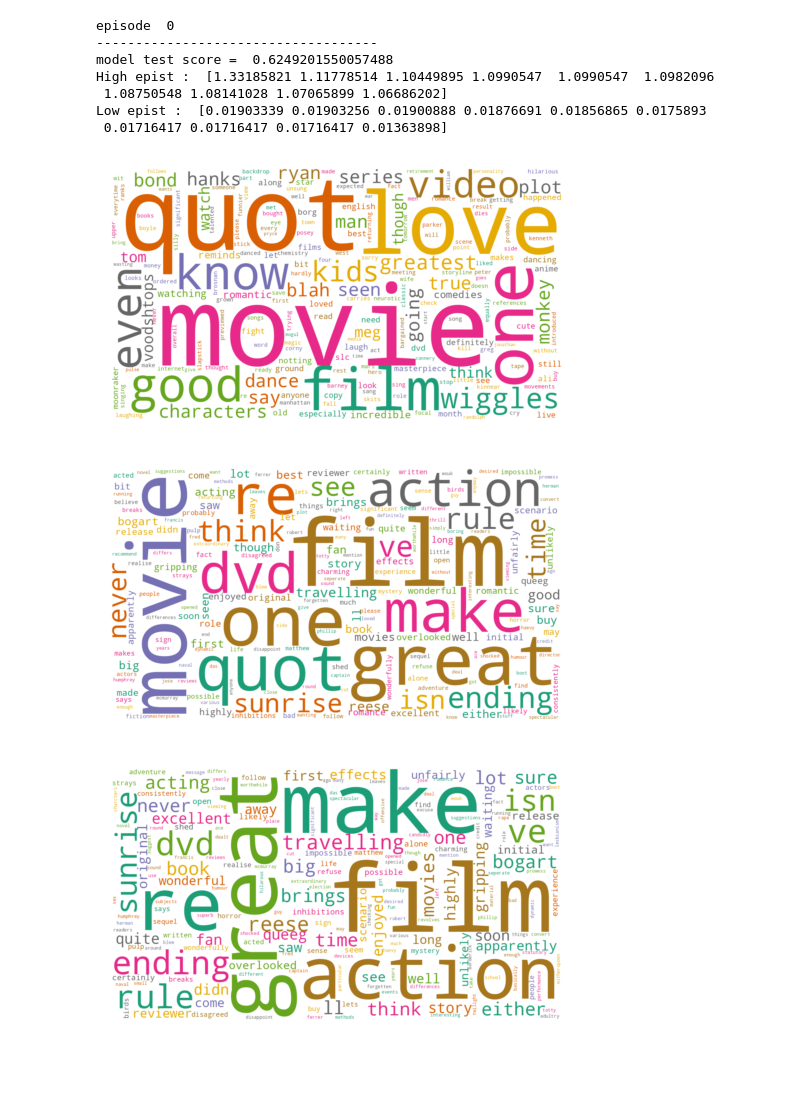
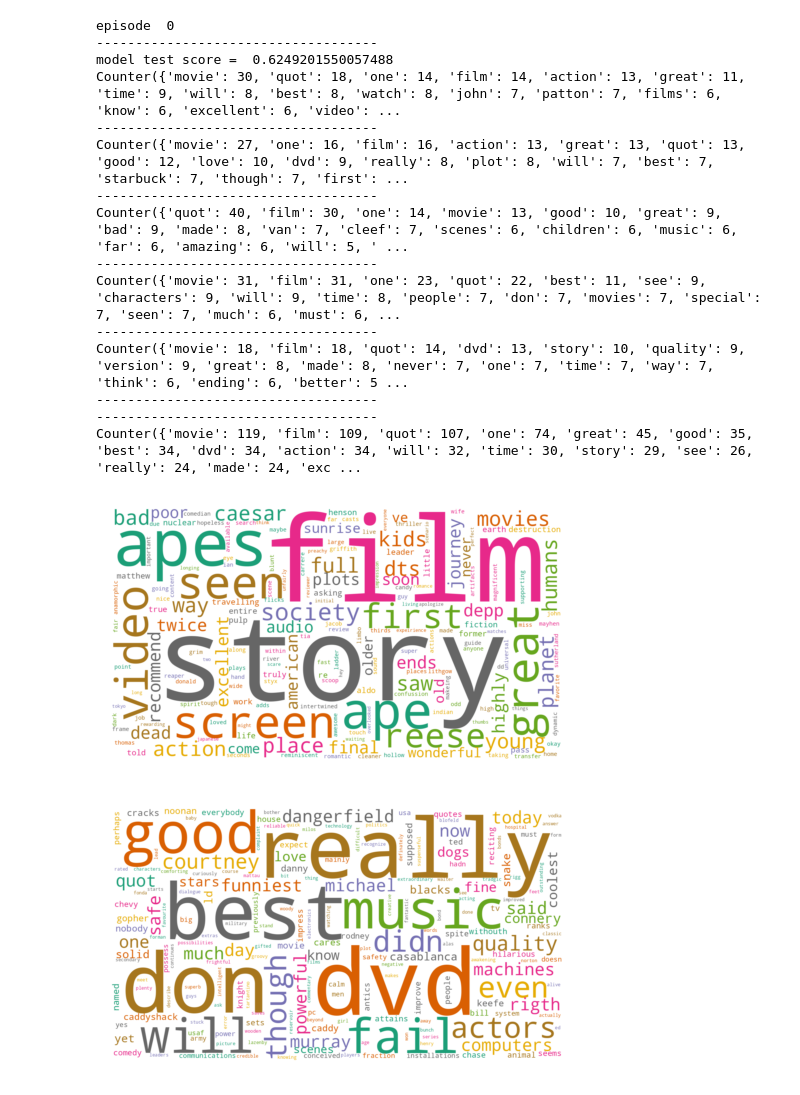
Before and after one commit to mhshaker/ExplainingDrift, a Jupyter notebook: UncExplain.ipynb, the cells around one changed output. Cells and saved outputs as stored; diff of their text form; code cells hidden in the pictures; blank space fills up the shorter version.

Commit message:
High and low unc Wrodclouds per class.

```diff
--- a/UncExplain.ipynb
+++ b/UncExplain.ipynb
@@ -11,6 +11,7 @@ from classes.wordclouds import Wordcloud
 from wordcloud import STOPWORDS
 # %%
 episodes = 100
+unc_embeddings = 10
 test_split = 0.3
 log = True
 unc_plot = False
@@ -42,54 +43,76 @@ for episode, (features, targets, texts) in enumerate(zip(features_list, targets_
 
     # AR plot
     if unc_plot:
         avg_acc, avg_min, avg_max, avg_random ,steps = uncM.accuracy_rejection2(predictions.reshape((1,-1)), y_test[:,0].reshape((1,-1)), total_uncertainty.reshape((1,-1)))
         plt.plot(steps, avg_acc*100)
         plt.savefig(f"./Results/AR_plot.png",bbox_inches='tight')
 
     # sort based on uncertianty
     sorted_index = np.argsort(-total_uncertainty, kind='stable')
     text_test = np.array(text_test)
     text_test = text_test[sorted_index]
     # epistemic_uncertainty = epistemic_uncertainty[sorted_index]
 
+    # Get uncertainty per class
+    u = np.unique(y_test[:,0]) # find the unique classes
+
+    unc_sorted_class_list = []
+    tokens_all = None
+    for i in u: # this loop runs for every class in the dataset
+        index = np.where(y_test[:,0]==i)[0]
+        unc_sorted_class_text = text_test[index]
+
+        wordcloud_text_array = unc_sorted_class_text[:unc_embeddings]
+        tokens_high = wordcloud.get_tokens(list(wordcloud_text_array))
+
+        wordcloud_text_array = unc_sorted_class_text[-unc_embeddings:]
+        tokens_low = wordcloud.get_tokens(list(wordcloud_text_array))
+
+        class_tokens = tokens_high + tokens_low
+        print(class_tokens)
+        print("------------------------------------")
+        if tokens_all == None:
+            tokens_all = class_tokens
+        else:
+            tokens_all += class_tokens
+
+        # unc_sorted_class_list.append(text_test[index])
+    print("------------------------------------")
+    print(tokens_all)
+    exit()
     # Create wordcloud
+    wordcloud = Wordcloud()
 
     wordcloud_text_array = text_test[:10]
-    wordcloud = Wordcloud()
-    tokens_a = wordcloud.get_tokens(list(wordcloud_text_array))
-    # cloud = wordcloud.get_wordcloud(tokens_a)
-    # wordcloud.plot(cloud, f"test_high_epist_e{episode}")
-    # if log:
-    #     print("High epist : ", epistemic_uncertainty[:10])
+    tokens_high = wordcloud.get_tokens(list(wordcloud_text_array))
 
     wordcloud_text_array = text_test[-10:]
-    wordcloud = Wordcloud()
-    tokens_b = wordcloud.get_tokens(list(wordcloud_text_array))
-    # cloud = wordcloud.get_wordcloud(tokens_b)
-    # wordcloud.plot(cloud, f"test_low_epist_e{episode}")
-    # if log:
-    #     print("Low epist : ", epistemic_uncertainty[-10:])
+    tokens_low = wordcloud.get_tokens(list(wordcloud_text_array))
 
-    wordcloud = Wordcloud()
-    tokens_c = tokens_b - tokens_a
+    tokens_c = tokens_low - tokens_high
     cloud = wordcloud.get_wordcloud(tokens_c)
     wordcloud.plot(cloud, f"LowsubHigh_{episode}")
 
-    wordcloud = Wordcloud()
-    tokens_c = tokens_a - tokens_b
+    tokens_c = tokens_high - tokens_low
     cloud = wordcloud.get_wordcloud(tokens_c)
     wordcloud.plot(cloud, f"HighsubLow_{episode}")
 
-
     break
 # %% [output]
 episode  0
 ------------------------------------
 model test score =  0.6249201550057488
-High epist :  [1.33185821 1.11778514 1.10449895 1.0990547  1.0990547  1.0982096
- 1.08750548 1.08141028 1.07065899 1.06686202]
-Low epist :  [0.01903339 0.01903256 0.01900888 0.01876691 0.01856865 0.0175893
- 0.01716417 0.01716417 0.01716417 0.01363898]
+Counter({'movie': 30, 'quot': 18, 'one': 14, 'film': 14, 'action': 13, 'great': 11, 'time': 9, 'will': 8, 'best': 8, 'watch': 8, 'john': 7, 'patton': 7, 'films': 6, 'know': 6, 'excellent': 6, 'video': ...
+------------------------------------
+Counter({'movie': 27, 'one': 16, 'film': 16, 'action': 13, 'great': 13, 'quot': 13, 'good': 12, 'love': 10, 'dvd': 9, 'really': 8, 'plot': 8, 'will': 7, 'best': 7, 'starbuck': 7, 'though': 7, 'first': ...
+------------------------------------
+Counter({'quot': 40, 'film': 30, 'one': 14, 'movie': 13, 'good': 10, 'great': 9, 'bad': 9, 'made': 8, 'van': 7, 'cleef': 7, 'scenes': 6, 'children': 6, 'music': 6, 'far': 6, 'amazing': 6, 'will': 5, ' ...
+------------------------------------
+Counter({'movie': 31, 'film': 31, 'one': 23, 'quot': 22, 'best': 11, 'see': 9, 'characters': 9, 'will': 9, 'time': 8, 'people': 7, 'don': 7, 'movies': 7, 'special': 7, 'seen': 7, 'much': 6, 'must': 6, ...
+------------------------------------
+Counter({'movie': 18, 'film': 18, 'quot': 14, 'dvd': 13, 'story': 10, 'quality': 9, 'version': 9, 'great': 8, 'made': 8, 'never': 7, 'one': 7, 'time': 7, 'way': 7, 'think': 6, 'ending': 6, 'better': 5 ...
+------------------------------------
+------------------------------------
+Counter({'movie': 119, 'film': 109, 'quot': 107, 'one': 74, 'great': 45, 'good': 35, 'best': 34, 'dvd': 34, 'action': 34, 'will': 32, 'time': 30, 'story': 29, 'see': 26, 'really': 24, 'made': 24, 'exc ...
-[figure, old version]
+[figure, new version]
-[figure, old version]
+[figure, new version]
-[figure, removed]
```
Also changed, not shown: parts of 1 cell of this notebook, 3 other files.
